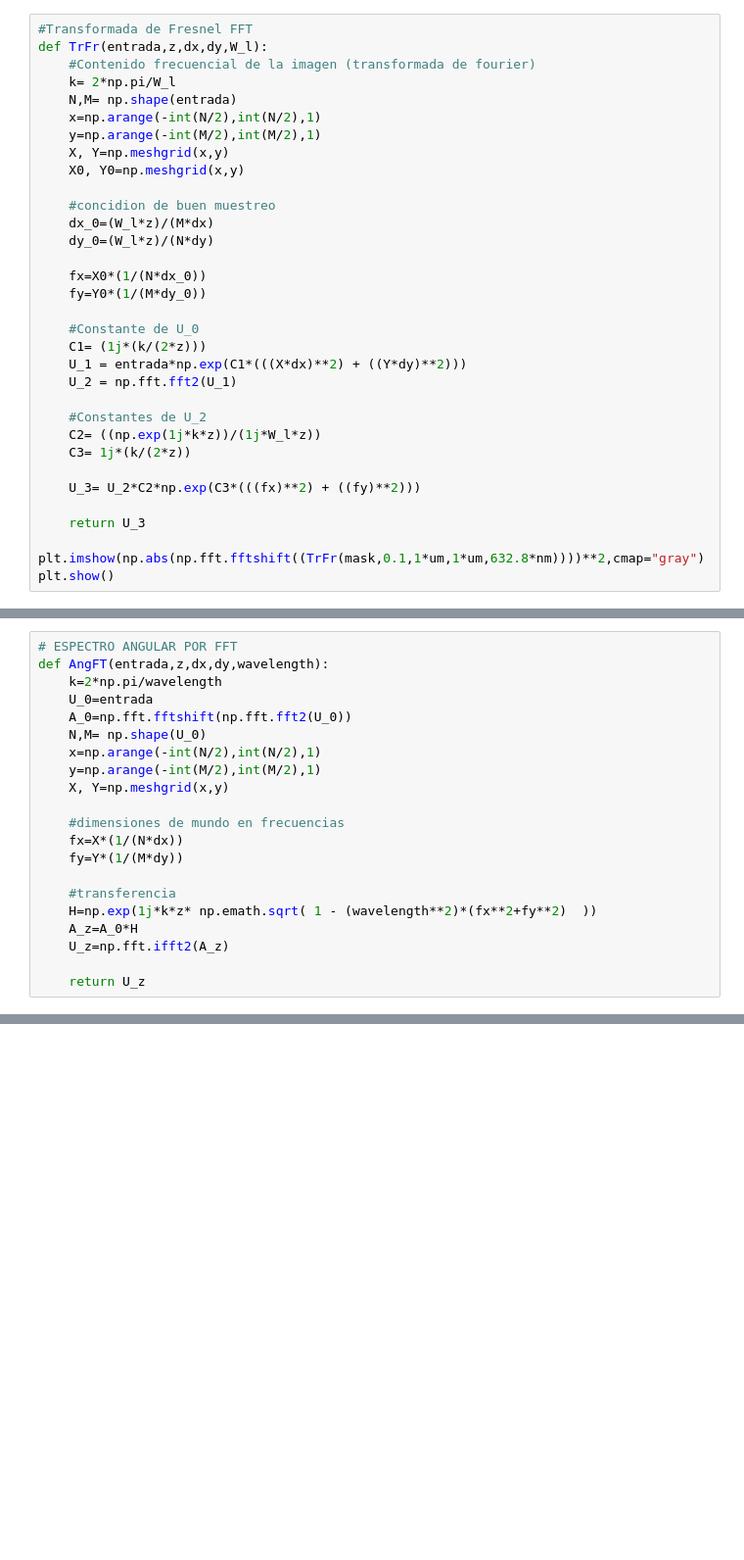
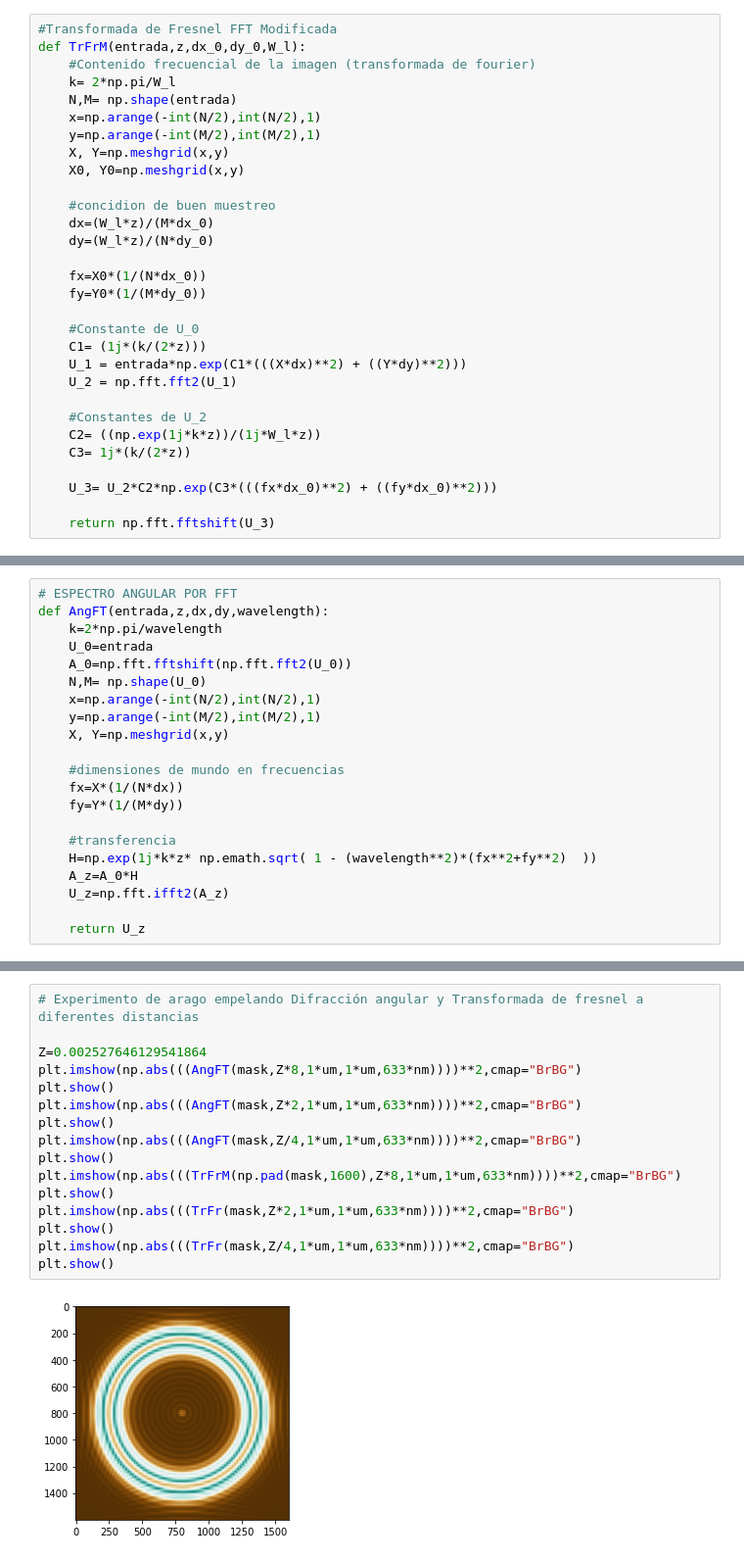
Before and after one commit to JuanDaAC/OpticalInstruments, a Jupyter notebook: Entrega 2/Pruebas/Arago.ipynb, the cells around one changed output, grey strips where cells are left out. Shown: that part at 98% size. Saved outputs shown, nothing was run; the diff lists cells and outputs as text; blank space fills up the shorter version.

Commit message:
Actualizo Arago

```diff
--- a/Entrega 2/Pruebas/Arago.ipynb
+++ b/Entrega 2/Pruebas/Arago.ipynb
@@ -32,6 +56,6 @@ plt.show()
 # %%
-#Transformada de Fresnel FFT
-def TrFr(entrada,z,dx,dy,W_l):
+#Transformada de Fresnel FFT Modificada
+def TrFrM(entrada,z,dx_0,dy_0,W_l):
     #Contenido frecuencial de la imagen (transformada de fourier)
     k= 2*np.pi/W_l
     N,M= np.shape(entrada)
@@ -41,8 +65,8 @@ def TrFr(entrada,z,dx,dy,W_l):
     X0, Y0=np.meshgrid(x,y)
 
     #concidion de buen muestreo
-    dx_0=(W_l*z)/(M*dx)
-    dy_0=(W_l*z)/(N*dy)
+    dx=(W_l*z)/(M*dx_0)
+    dy=(W_l*z)/(N*dy_0)
 
     fx=X0*(1/(N*dx_0))
     fy=Y0*(1/(M*dy_0))
@@ -56,9 +80,6 @@ def TrFr(entrada,z,dx,dy,W_l):
     C2= ((np.exp(1j*k*z))/(1j*W_l*z))
     C3= 1j*(k/(2*z))
 
-    U_3= U_2*C2*np.exp(C3*(((fx)**2) + ((fy)**2)))
+    U_3= U_2*C2*np.exp(C3*(((fx*dx_0)**2) + ((fy*dx_0)**2)))
 
-    return U_3
-
-plt.imshow(np.abs(np.fft.fftshift((TrFr(mask,0.1,1*um,1*um,632.8*nm))))**2,cmap="gray")
-plt.show()
+    return np.fft.fftshift(U_3)
@@ -156,0 +134,18 @@ plt.show()
+# %%
+# Experimento de arago empelando Difracción angular y Transformada de fresnel a diferentes distancias
+
+Z=0.002527646129541864
+plt.imshow(np.abs(((AngFT(mask,Z*8,1*um,1*um,633*nm))))**2,cmap="BrBG")
+plt.show()
+plt.imshow(np.abs(((AngFT(mask,Z*2,1*um,1*um,633*nm))))**2,cmap="BrBG")
+plt.show()
+plt.imshow(np.abs(((AngFT(mask,Z/4,1*um,1*um,633*nm))))**2,cmap="BrBG")
+plt.show()
+plt.imshow(np.abs(((TrFrM(np.pad(mask,1600),Z*8,1*um,1*um,633*nm))))**2,cmap="BrBG")
+plt.show()
+plt.imshow(np.abs(((TrFr(mask,Z*2,1*um,1*um,633*nm))))**2,cmap="BrBG")
+plt.show()
+plt.imshow(np.abs(((TrFr(mask,Z/4,1*um,1*um,633*nm))))**2,cmap="BrBG")
+plt.show()
+# %% [output]
+[figure, added]
```
Also changed, not shown: parts of 6 cells of this notebook.
